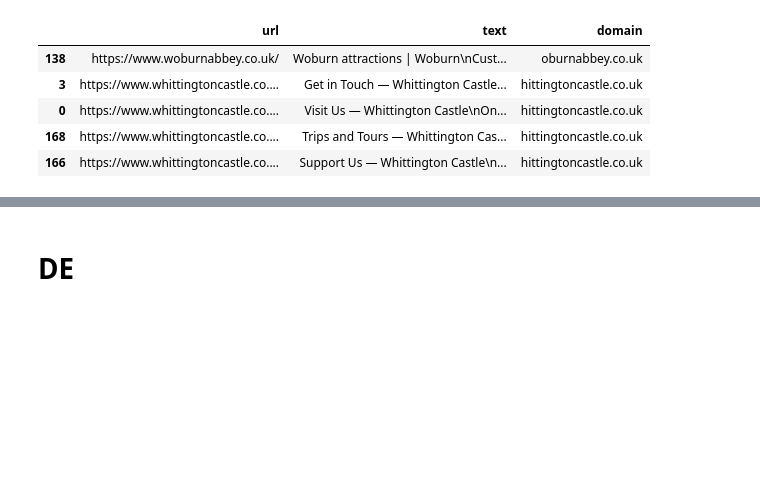
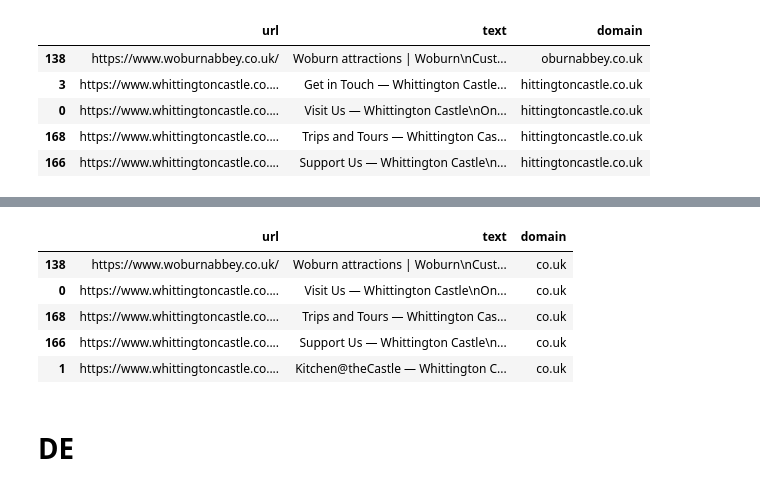
Before and after one commit to jazoza/HHD, a Jupyter notebook: 04_HH_narratives.ipynb, the cells around one changed output, grey strips where cells are left out. Saved outputs shown, nothing was run; the diff lists cells and outputs as text; code cells hidden in the pictures; blank space fills up the shorter version.

```diff
--- a/04_HH_narratives.ipynb
+++ b/04_HH_narratives.ipynb
@@ -515,3 +553,13 @@ df.head()
+# %%
+df = df.drop(terms_list_all, axis=1)
+df.head()
+# %% [output]
+|  | url | text | domain |
+| 138 | https://www.woburnabbey.co.uk/ | Woburn attractions | Woburn\nCust... | co.uk |
+| 0 | https://www.whittingtoncastle.co.... | Visit Us — Whittington Castle\nOn... | co.uk |
+| 168 | https://www.whittingtoncastle.co.... | Trips and Tours — Whittington Cas... | co.uk |
+| 166 | https://www.whittingtoncastle.co.... | Support Us — Whittington Castle\n... | co.uk |
+| 1 | https://www.whittingtoncastle.co.... | Kitchen@theCastle — Whittington C... | co.uk |
 # %% [markdown]
 # DE
 # %% [markdown]
```
Also changed, not shown: parts of 16 cells of this notebook.
